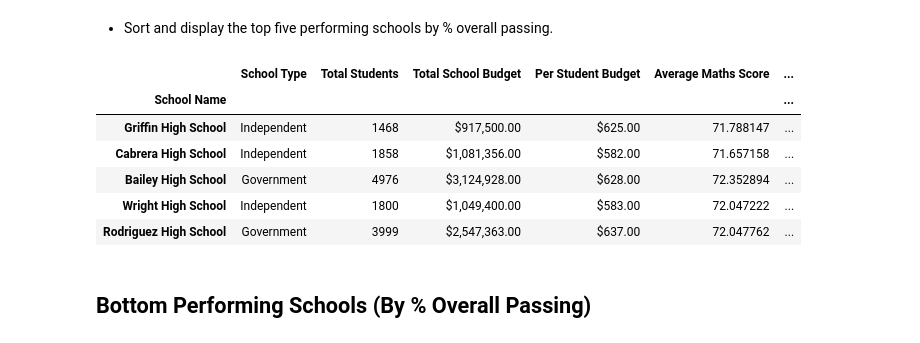
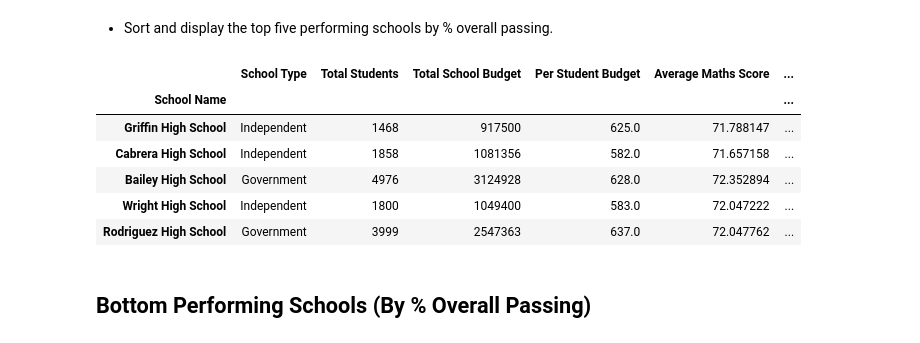
Before and after one commit to KTamas03/pandas-challenge, a Jupyter notebook: PyCitySchools/PyCitySchools_KTamas.ipynb, the cells around one changed output. Saved outputs shown, nothing was run; the diff lists cells and outputs as text; code cells hidden in the pictures.

```diff
--- a/PyCitySchools/PyCitySchools_KTamas.ipynb
+++ b/PyCitySchools/PyCitySchools_KTamas.ipynb
@@ -187,18 +180,18 @@ df_per_school_summary.sort_values("School Name")
 ## Top Performing Schools (By % Overall Passing)
 # %% [markdown]
 * Sort and display the top five performing schools by % overall passing.
-# %%
-df_school_summary = df_school_summary.sort_values(("% Overall Passing"), ascending = False)
-df_school_summary.head()
-#save new dataframe "top_schools"
-# %% [output]
-|  | School Type | Total Students | Total School Budget | Per Student Budget | Average Maths Score | ... |
-| School Name |  |  |  |  |  | ... |
-| Griffin High School | Independent | 1468 | $917,500.00 | $625.00 | 71.788147 | ... |
-| Cabrera High School | Independent | 1858 | $1,081,356.00 | $582.00 | 71.657158 | ... |
-| Bailey High School | Government | 4976 | $3,124,928.00 | $628.00 | 72.352894 | ... |
-| Wright High School | Independent | 1800 | $1,049,400.00 | $583.00 | 72.047222 | ... |
-| Rodriguez High School | Government | 3999 | $2,547,363.00 | $637.00 | 72.047762 | ... |
+# %%
+#create new dataframe "top_schools"
+df_top_schools = df_per_school_summary.sort_values(("% Overall Passing"), ascending = False)
+df_top_schools.head()
+# %% [output]
+|  | School Type | Total Students | Total School Budget | Per Student Budget | Average Maths Score | ... |
+| School Name |  |  |  |  |  | ... |
+| Griffin High School | Independent | 1468 | 917500 | 625.0 | 71.788147 | ... |
+| Cabrera High School | Independent | 1858 | 1081356 | 582.0 | 71.657158 | ... |
+| Bailey High School | Government | 4976 | 3124928 | 628.0 | 72.352894 | ... |
+| Wright High School | Independent | 1800 | 1049400 | 583.0 | 72.047222 | ... |
+| Rodriguez High School | Government | 3999 | 2547363 | 637.0 | 72.047762 | ... |
 # %% [markdown]
 ## Bottom Performing Schools (By % Overall Passing)
 # %% [markdown]
```
Also changed, not shown: parts of 13 cells of this notebook, 2 other files.
